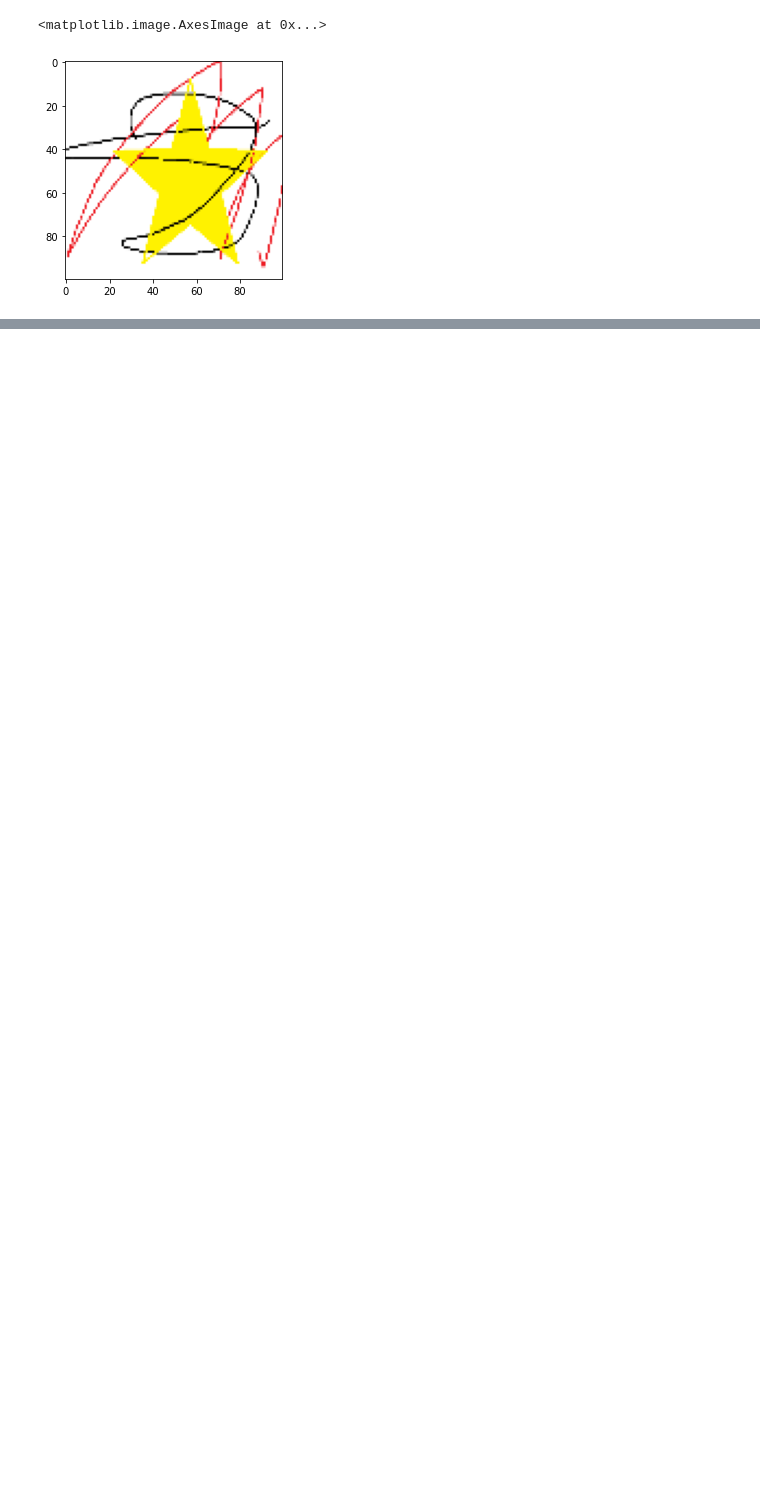
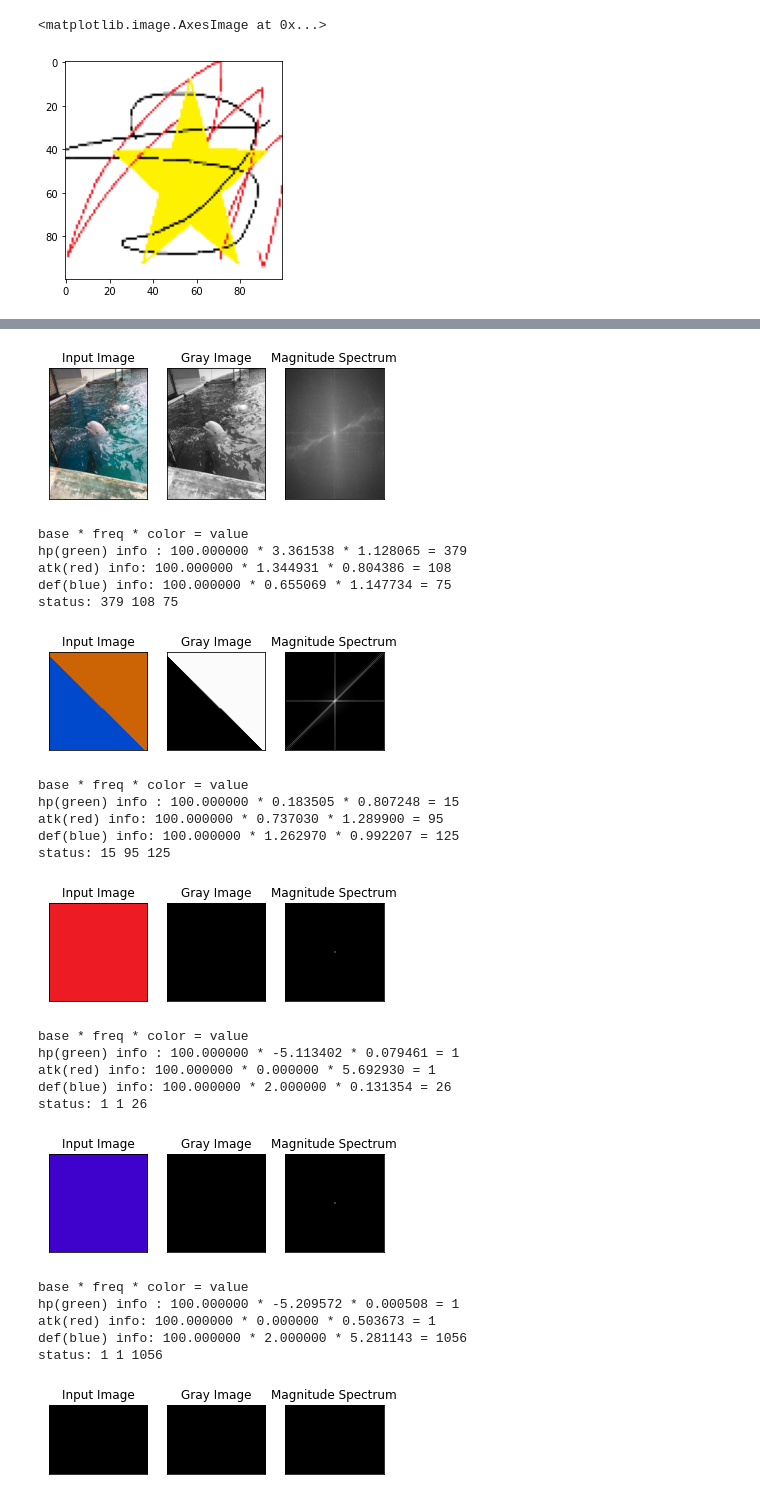
Before and after one commit to watabu/Image-monster, a Jupyter notebook: sources/test.ipynb, the cells around one changed output, grey strips where cells are left out. Saved outputs shown, nothing was run; the diff lists cells and outputs as text; code cells hidden in the pictures; blank space fills up the shorter version.

```diff
--- a/sources/test.ipynb
+++ b/sources/test.ipynb
@@ -177,0 +370,36 @@ b = generateStatus(im2)
+# %%
+images = []
+images.append(cv2.imread("../pictures/test2.jpg"))
+images.append(cv2.imread("../pictures/test3.png"))
+images.append(cv2.imread("../pictures/red.png"))
+images.append(cv2.imread("../pictures/blue.png"))
+images.append(cv2.imread("../pictures/black.png"))
+
+for i in images:
+    generateStatus(i, True)
+# %% [output]
+[figure, added]
+base * freq * color = value
+hp(green) info : 100.000000 * 3.361538 * 1.128065 = 379
+atk(red) info: 100.000000 * 1.344931 * 0.804386 = 108
+def(blue) info: 100.000000 * 0.655069 * 1.147734 = 75
+status: 379 108 75
+[figure, added]
+base * freq * color = value
+hp(green) info : 100.000000 * 0.183505 * 0.807248 = 15
+atk(red) info: 100.000000 * 0.737030 * 1.289900 = 95
+def(blue) info: 100.000000 * 1.262970 * 0.992207 = 125
+status: 15 95 125
+[figure, added]
+base * freq * color = value
+hp(green) info : 100.000000 * -5.113402 * 0.079461 = 1
+atk(red) info: 100.000000 * 0.000000 * 5.692930 = 1
+def(blue) info: 100.000000 * 2.000000 * 0.131354 = 26
+status: 1 1 26
+[figure, added]
+base * freq * color = value
+hp(green) info : 100.000000 * -5.209572 * 0.000508 = 1
+atk(red) info: 100.000000 * 0.000000 * 0.503673 = 1
+def(blue) info: 100.000000 * 2.000000 * 5.281143 = 1056
+status: 1 1 1056
+[figure, added]
```
Also changed, not shown: parts of 6 cells of this notebook, 16 other files.
